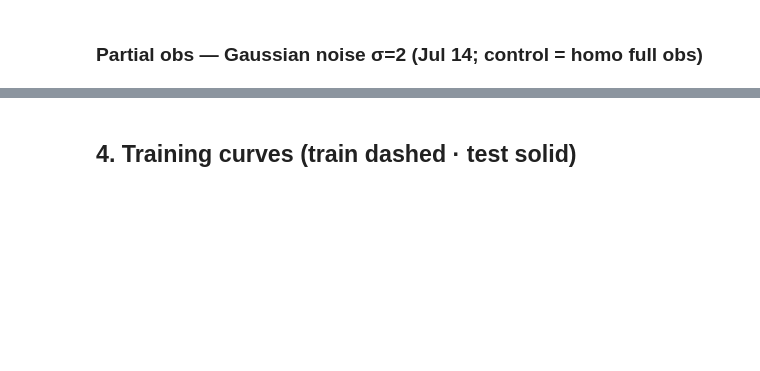
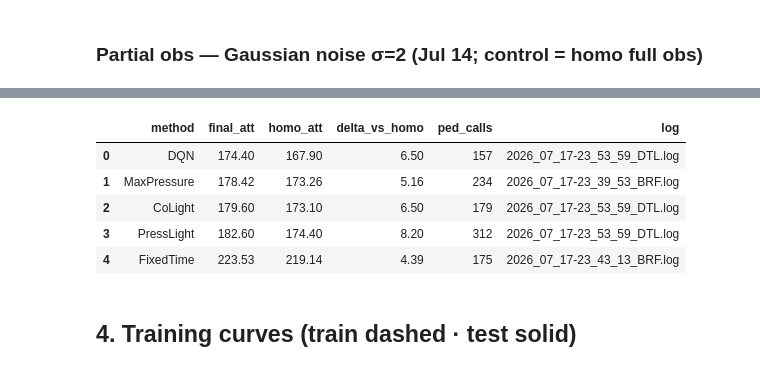
Before and after one commit to sal0-h/LibSignal, a Jupyter notebook: result_analysis/realism_benchmark_4x4.ipynb, the cells around one changed output, grey strips where cells are left out. Drawn from its saved outputs; the diff is of its cells as text; code cells hidden in the pictures; blank space fills up the shorter version.

```diff
--- a/result_analysis/realism_benchmark_4x4.ipynb
+++ b/result_analysis/realism_benchmark_4x4.ipynb
@@ -267,3 +418,13 @@ make_table(EXPERIMENTS['crossing_proxy'])
+# %%
+crossing_table = make_crossing_table(EXPERIMENTS['crossing_proxy'])
+crossing_table
+# %% [output]
+|  | method | final_att | homo_att | delta_vs_homo | ped_calls | log |
+| 0 | DQN | 174.40 | 167.90 | 6.50 | 157 | 2026_07_17-23_53_59_DTL.log |
+| 1 | MaxPressure | 178.42 | 173.26 | 5.16 | 234 | 2026_07_17-23_39_53_BRF.log |
+| 2 | CoLight | 179.60 | 173.10 | 6.50 | 179 | 2026_07_17-23_53_59_DTL.log |
+| 3 | PressLight | 182.60 | 174.40 | 8.20 | 312 | 2026_07_17-23_53_59_DTL.log |
+| 4 | FixedTime | 223.53 | 219.14 | 4.39 | 175 | 2026_07_17-23_43_13_BRF.log |
 # %% [markdown]
 ## 4. Training curves (train dashed · test solid)
 # %%
```
Also changed, not shown: parts of 18 cells of this notebook, 3 other files.
